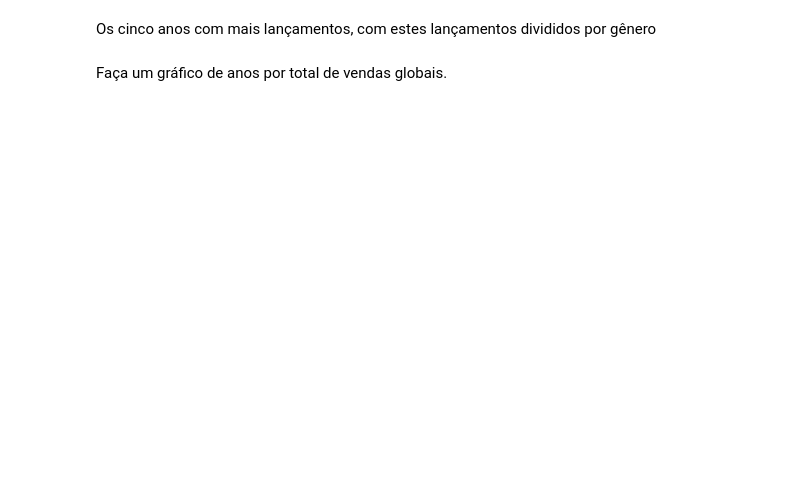
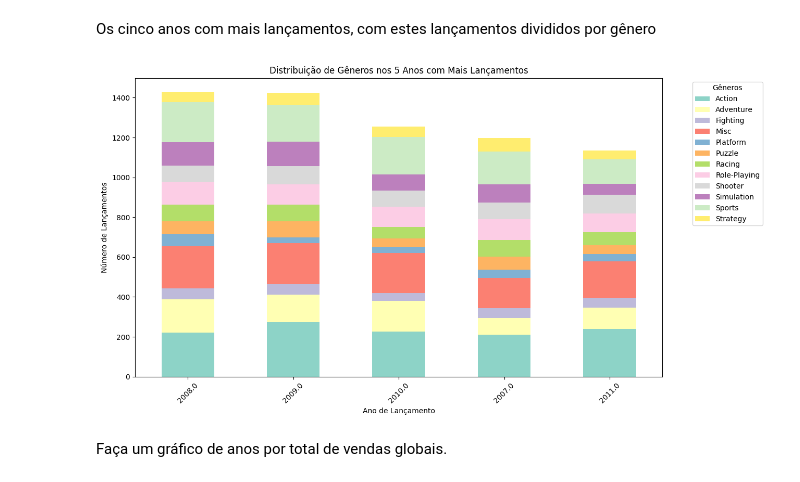
Before and after one commit to repository-italo/webacademy_t4, a Jupyter notebook: 17_ciencia_de_dados/notebook_lab01.json.ipynb, the cells around one changed output. Saved outputs shown, nothing was run; the diff lists cells and outputs as text; code cells hidden in the pictures; blank space fills up the shorter version.

```diff
--- a/17_ciencia_de_dados/notebook_lab01.json.ipynb
+++ b/17_ciencia_de_dados/notebook_lab01.json.ipynb
@@ -16,4 +37,20 @@ Quais anos tiveram mais lançamentos?
 # %% [markdown]
 Os cinco anos com mais lançamentos, com estes lançamentos divididos por gênero
+# %%
+top5years = vg.Year_of_Release.value_counts().head(5).sort_values(ascending=False).index
+filteredVg = vg[vg.Year_of_Release.isin(top5years)]
+genre_counts = filteredVg.groupby(['Year_of_Release', 'Genre']).size().unstack(fill_value=0)
+genre_counts = genre_counts.loc[top5years]
+ax = genre_counts.plot(kind='bar', stacked=True, figsize=(13, 7), colormap='Set3')
+
+plt.title('Distribuição de Gêneros nos 5 Anos com Mais Lançamentos')
+plt.xlabel('Ano de Lançamento')
+plt.ylabel('Número de Lançamentos')
+plt.xticks(rotation=45)
+plt.legend(title='Gêneros', bbox_to_anchor=(1.05, 1), loc='upper left')
+plt.tight_layout()
+plt.show()
+# %% [output]
+[figure, added]
 # %% [markdown]
 Faça um gráfico de anos por total de vendas globais.
```
Also changed, not shown: parts of 27 cells of this notebook, 1 other file.
